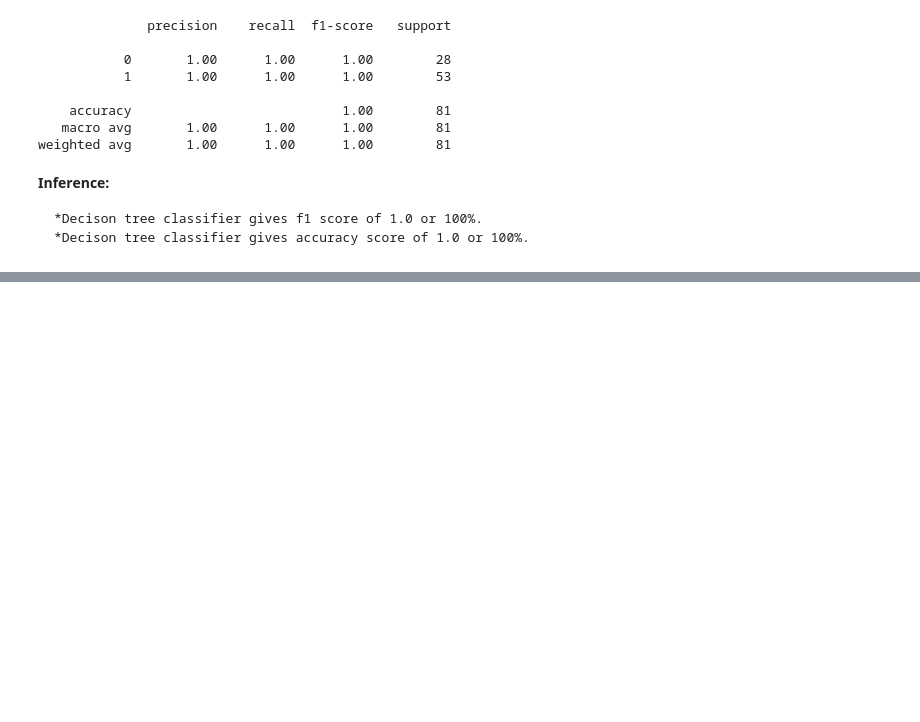
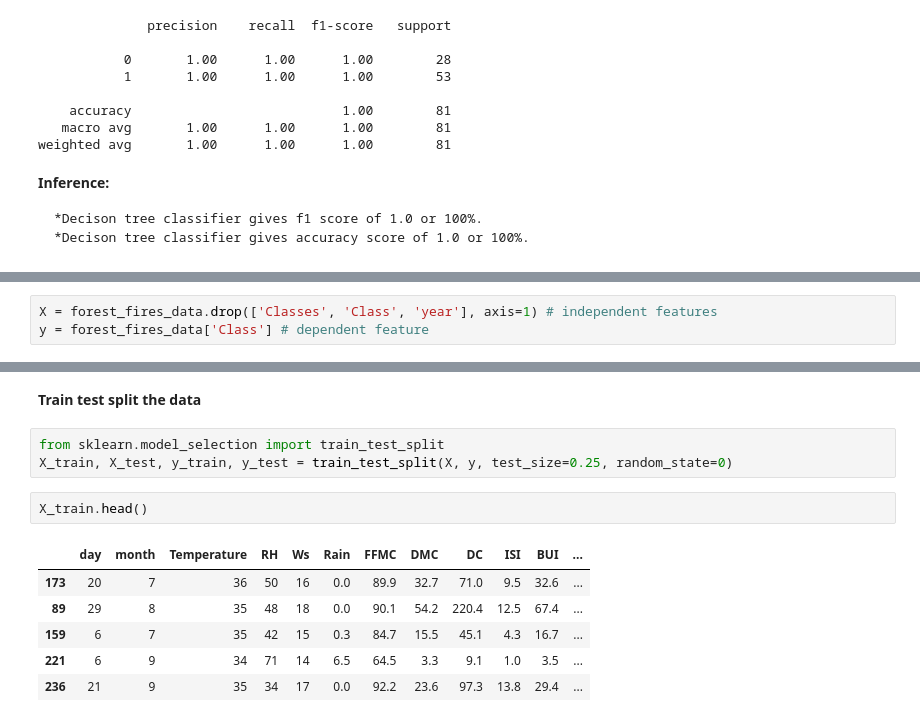
Before and after one commit to jisshub/Algerian-Forest-Fires-Prediction, a Jupyter notebook: Forest_Fire_Prediction.ipynb, the cells around one changed output, grey strips where cells are left out. Cells and saved outputs as stored; diff of their text form; blank space fills up the shorter version.

```diff
--- a/Forest_Fire_Prediction.ipynb
+++ b/Forest_Fire_Prediction.ipynb
@@ -1178,0 +1149,3 @@ weighted avg       1.00      1.00      1.00        81
+# %%
+X = forest_fires_data.drop(['Classes', 'Class', 'year'], axis=1) # independent features
+y = forest_fires_data['Class'] # dependent feature
@@ -1178,0 +1170,14 @@ weighted avg       1.00      1.00      1.00        81
+# %% [markdown]
+<b>Train test split the data<b>
+# %%
+from sklearn.model_selection import train_test_split
+X_train, X_test, y_train, y_test = train_test_split(X, y, test_size=0.25, random_state=0)
+# %%
+X_train.head()
+# %% [output]
+|  | day | month | Temperature | RH | Ws | Rain | FFMC | DMC | DC | ISI | BUI | ... |
+| 173 | 20 | 7 | 36 | 50 | 16 | 0.0 | 89.9 | 32.7 | 71.0 | 9.5 | 32.6 | ... |
+| 89 | 29 | 8 | 35 | 48 | 18 | 0.0 | 90.1 | 54.2 | 220.4 | 12.5 | 67.4 | ... |
+| 159 | 6 | 7 | 35 | 42 | 15 | 0.3 | 84.7 | 15.5 | 45.1 | 4.3 | 16.7 | ... |
+| 221 | 6 | 9 | 34 | 71 | 14 | 6.5 | 64.5 | 3.3 | 9.1 | 1.0 | 3.5 | ... |
+| 236 | 21 | 9 | 35 | 34 | 17 | 0.0 | 92.2 | 23.6 | 97.3 | 13.8 | 29.4 | ... |
```
Also changed, not shown: parts of 43 cells of this notebook.
